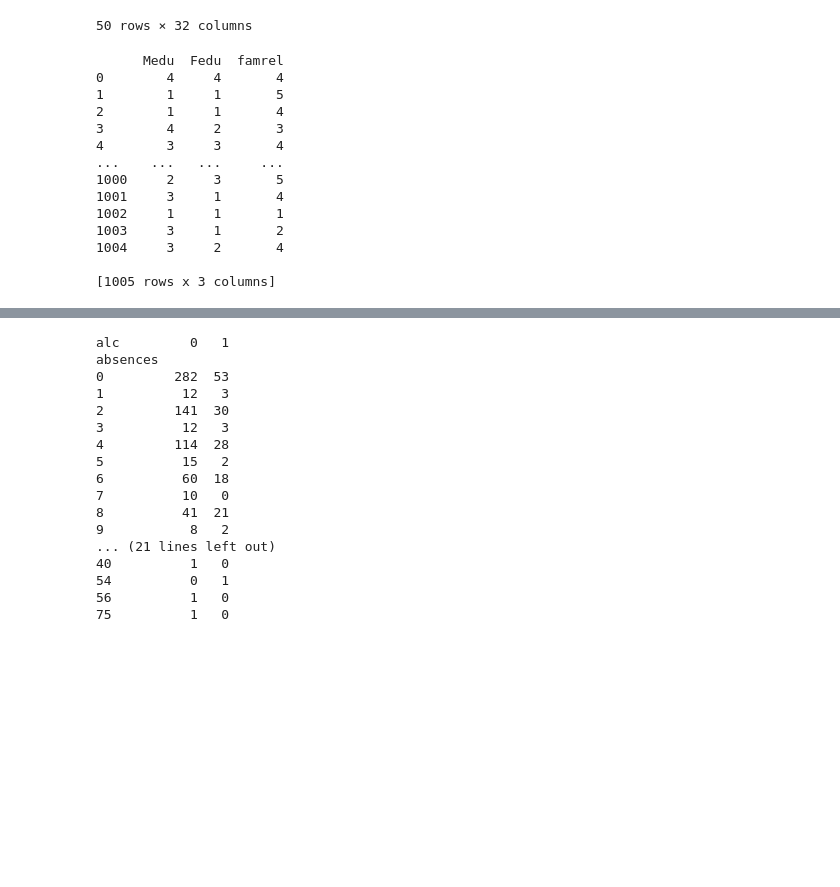
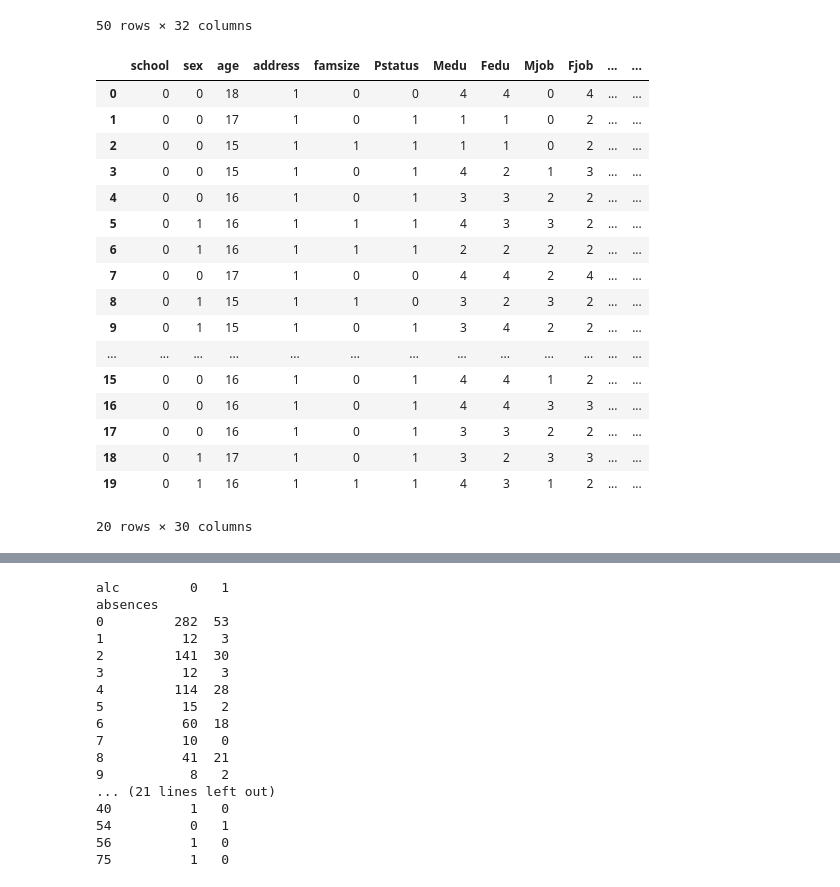
Before and after one commit to ijethmal/sc1015-asg, a Jupyter notebook: main.ipynb, the cells around one changed output, grey strips where cells are left out. Cells and saved outputs as stored; diff of their text form; code cells hidden in the pictures; blank space fills up the shorter version.

```diff
--- a/main.ipynb
+++ b/main.ipynb
@@ -185,4 +185,40 @@ students.head(50)
 | 48 | GP | M | 15 | U | GT3 | T | 4 | 2 | teacher | other | ... | ... |
 | 49 | GP | F | 15 | U | GT3 | T | 4 | 4 | services | teacher | ... | ... |
 50 rows × 32 columns
+# %%
+
+from sklearn.preprocessing import StandardScaler, LabelEncoder
+
+categorical_cols = ['school', 'sex', 'address', 'famsize', 'Pstatus', 'Mjob', 'Fjob', 'reason', 'guardian', 'schoolsup', 'famsup', 'paid', 'activities', 'nursery', 'higher', 'internet', 'romantic']
+
+#duplicate students dataframe
+students1 = students.copy()
+students1.drop(['Dalc', 'Walc'], axis=1, inplace=True) # remove dalc and walc columns and modify original DataFrame
+
+# one hot encode the categorical columns
+label_encoders = {}
+for col in categorical_cols:
+    label_encoders[col] = LabelEncoder()
+    students1[col] = label_encoders[col].fit_transform(students[col])
+
+students1.head(20)
+# %% [output]
+|  | school | sex | age | address | famsize | Pstatus | Medu | Fedu | Mjob | Fjob | ... | ... |
+| 0 | 0 | 0 | 18 | 1 | 0 | 0 | 4 | 4 | 0 | 4 | ... | ... |
+| 1 | 0 | 0 | 17 | 1 | 0 | 1 | 1 | 1 | 0 | 2 | ... | ... |
+| 2 | 0 | 0 | 15 | 1 | 1 | 1 | 1 | 1 | 0 | 2 | ... | ... |
+| 3 | 0 | 0 | 15 | 1 | 0 | 1 | 4 | 2 | 1 | 3 | ... | ... |
+| 4 | 0 | 0 | 16 | 1 | 0 | 1 | 3 | 3 | 2 | 2 | ... | ... |
+| 5 | 0 | 1 | 16 | 1 | 1 | 1 | 4 | 3 | 3 | 2 | ... | ... |
+| 6 | 0 | 1 | 16 | 1 | 1 | 1 | 2 | 2 | 2 | 2 | ... | ... |
+| 7 | 0 | 0 | 17 | 1 | 0 | 0 | 4 | 4 | 2 | 4 | ... | ... |
+| 8 | 0 | 1 | 15 | 1 | 1 | 0 | 3 | 2 | 3 | 2 | ... | ... |
+| 9 | 0 | 1 | 15 | 1 | 0 | 1 | 3 | 4 | 2 | 2 | ... | ... |
+| ... | ... | ... | ... | ... | ... | ... | ... | ... | ... | ... | ... | ... |
+| 15 | 0 | 0 | 16 | 1 | 0 | 1 | 4 | 4 | 1 | 2 | ... | ... |
+| 16 | 0 | 0 | 16 | 1 | 0 | 1 | 4 | 4 | 3 | 3 | ... | ... |
+| 17 | 0 | 0 | 16 | 1 | 0 | 1 | 3 | 3 | 2 | 2 | ... | ... |
+| 18 | 0 | 1 | 17 | 1 | 0 | 1 | 3 | 2 | 3 | 3 | ... | ... |
+| 19 | 0 | 1 | 16 | 1 | 1 | 1 | 4 | 3 | 1 | 2 | ... | ... |
+20 rows × 30 columns
 # %%
@@ -198,19 +235,2 @@ lifestyle = students[lifestyle_columns].copy()
-# %%
-print(family)
-# %% [output]
-      Medu  Fedu  famrel
-0        4     4       4
-1        1     1       5
-2        1     1       4
-3        4     2       3
-4        3     3       4
-...    ...   ...     ...
-1000     2     3       5
-1001     3     1       4
-1002     1     1       1
-1003     3     1       2
-1004     3     2       4
-
-[1005 rows x 3 columns]
 # %%
 # Extract the single variable column from df2
```
Also changed, not shown: parts of 14 cells of this notebook.
